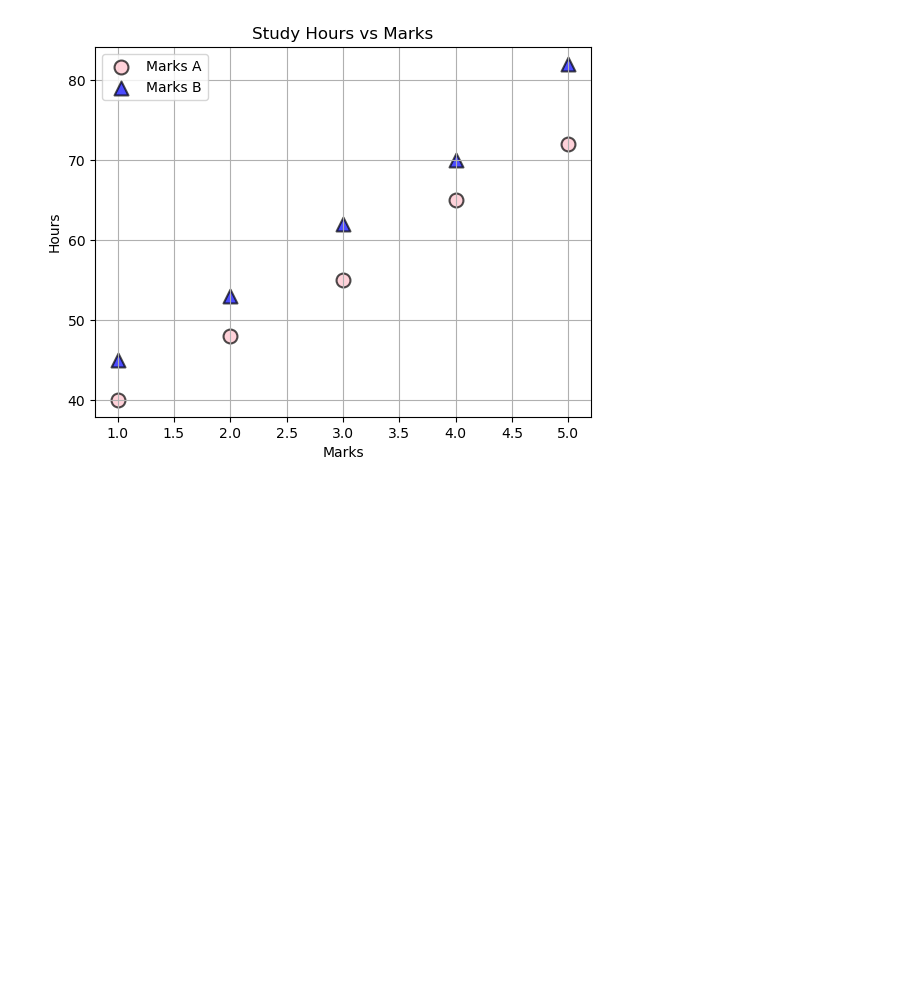
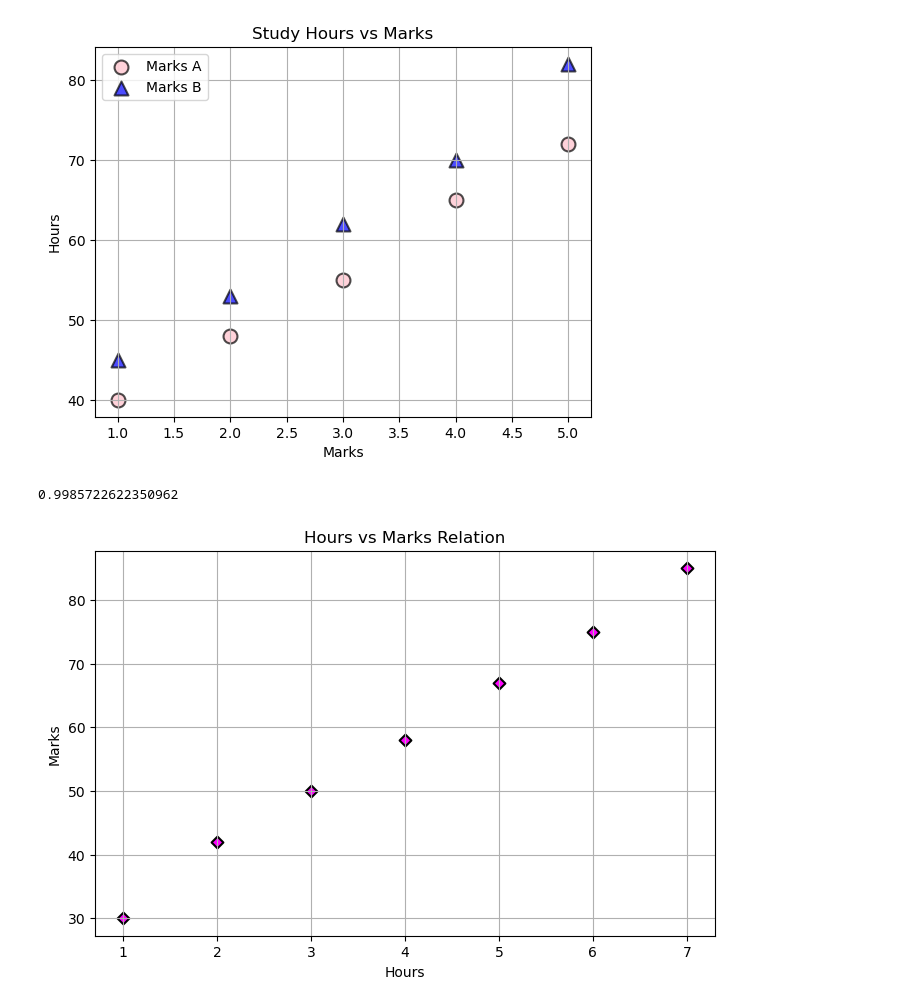
Before and after one commit to Rishabhp22/Python_Revision, a Jupyter notebook: Day23.ipynb, the cells around one changed output. Drawn from its saved outputs; the diff is of its cells as text; code cells hidden in the pictures; blank space fills up the shorter version.

Commit message:
Day23 Scatter plot completed.

```diff
--- a/Day23.ipynb
+++ b/Day23.ipynb
@@ -87,3 +87,26 @@ plt.grid()
 plt.show()
 # %% [output]
 [figure]
+# %%
+hours = [1, 2, 3, 4, 5, 6, 7]
+marks = [30, 42, 50, 58, 67, 75, 85]
+# %%
+plt.figure(figsize=(8,5))
+plt.scatter(
+    hours,
+    marks,
+    color='magenta',
+    edgecolor='black',
+    marker='D',
+    linewidth=1.5
+)
+plt.title('Hours vs Marks Relation')
+plt.xlabel('Hours')
+plt.ylabel('Marks')
+plt.grid()
+correlation = np.corrcoef(hours,marks)[0,1]
+print(correlation)
+plt.show()
+# %% [output]
+0.9985722622350962
+[figure, added]
```
Also changed, not shown: parts of 4 cells of this notebook.
